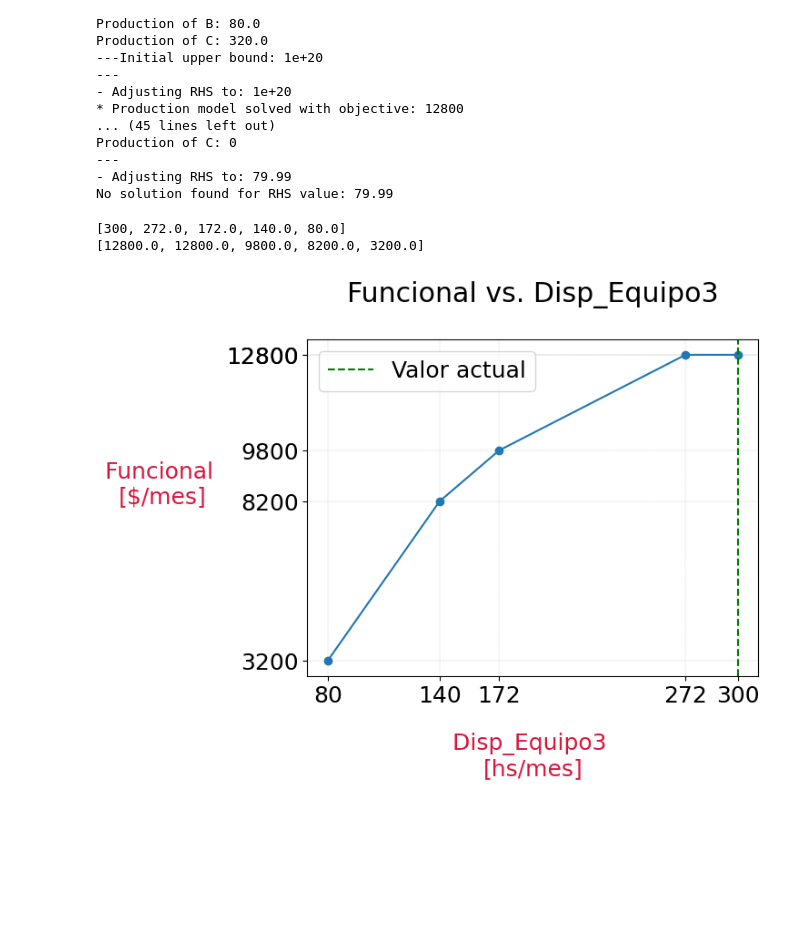
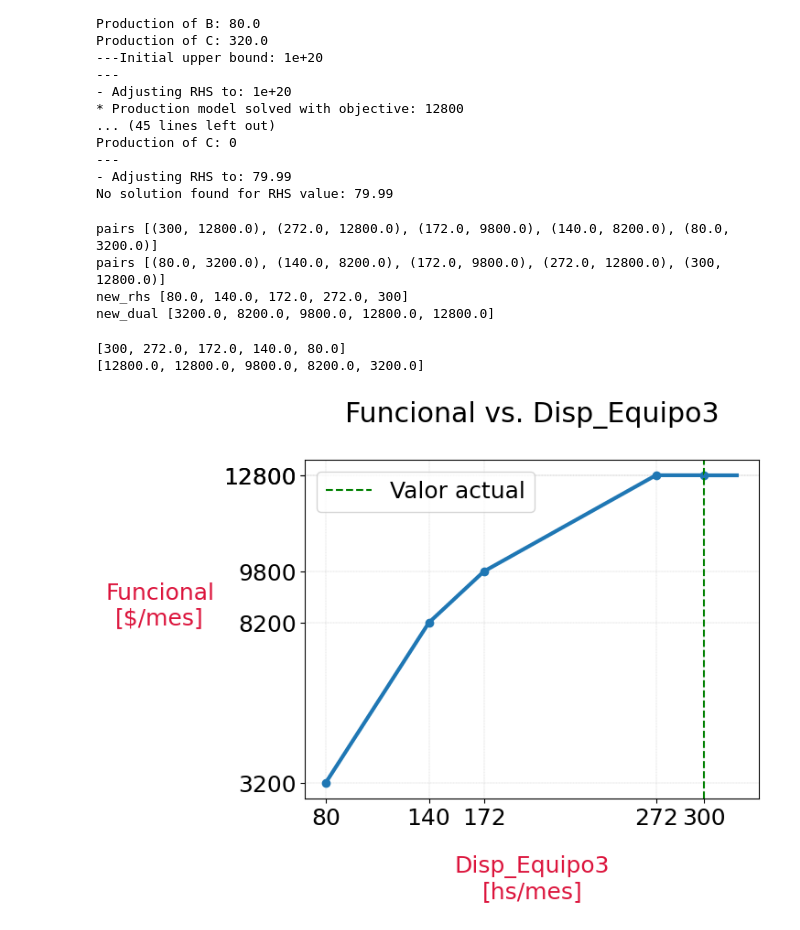
Before and after one commit to SGualdieri/sw-modelos, a Jupyter notebook: src/USING COMMON MODEL Funcional vs disponibilidad Problema5tipo2.ipynb, the cells around one changed output. Drawn from its saved outputs; the diff is of its cells as text; code cells hidden in the pictures; blank space fills up the shorter version.

Commit message:
Mejora4 (extender línea horiz al final) y mej1 para que funcione
(mejora1 es ordenar. En este caso son únicos los 'x' xq se está agregando un solo límite por cada rango, ya que la función es contínua).

```diff
--- a/src/USING COMMON MODEL Funcional vs disponibilidad Problema5tipo2.ipynb
+++ b/src/USING COMMON MODEL Funcional vs disponibilidad Problema5tipo2.ipynb
@@ -183,6 +183,33 @@ Production of C: 0
 ---
 - Adjusting RHS to: 79.99
 No solution found for RHS value: 79.99
+# %%
+### Mejora1
+# Armo pares y los ordeno según 'x'
+pairs = []
+for i in range(len(rhs_values)):
+    pairs.append((rhs_values[i], objective_values[i]))
+
+print("pairs", pairs)
+
+#pairs.sort()
+# Ordeno ascendentemente por la primera componente y Asc por la segunda si hay empates
+pairs.sort(key=lambda x: (x[0], x[1]))
+
+print("pairs", pairs)
+
+# Los vuelvo a separar en listas, para no cambiar la función plot
+new_rhs, new_obj = [], []
+for elem in pairs:
+    new_rhs.append(elem[0])
+    new_obj.append(elem[1])
+print("new_rhs", new_rhs)
+print("new_dual", new_obj)
+# %% [output]
+pairs [(300, 12800.0), (272.0, 12800.0), (172.0, 9800.0), (140.0, 8200.0), (80.0, 3200.0)]
+pairs [(80.0, 3200.0), (140.0, 8200.0), (172.0, 9800.0), (272.0, 12800.0), (300, 12800.0)]
+new_rhs [80.0, 140.0, 172.0, 272.0, 300]
+new_dual [3200.0, 8200.0, 9800.0, 12800.0, 12800.0]
 # %%
 # Plot the chart: objective vs. rhs value
 
@@ -191,25 +218,34 @@ import matplotlib
 
 # Optional: xunit: unit to plot for x-axis
 # Optional: yunit: unit to plot for y-axis
-def plot(xunit, yunit):
+def plot(xunit, yunit, rhs_values, objective_values):
 
     # Set default font size for all text elements
     matplotlib.rcParams.update({'font.size': 18})
 
-    plt.plot(rhs_values, objective_values, marker='o')
-
-    #Print current real value
-    plt.axvline(x=real_rhs_value, color='g', linestyle='--', label='Valor actual')
+    plt.plot(rhs_values, objective_values, marker='o', linewidth=3)
 
     # Set the x-axis and y-axis ticks to the values we are printing
     plt.xticks(rhs_values)
     plt.yticks(objective_values)
 
-    plt.xlabel('{0} \n{1}'.format(constraint_name, xunit), labelpad=20, color='#DC143C')
-    plt.ylabel('Funcional \n{}'.format(yunit), rotation=0, labelpad=50, color='#DC143C')
+    #Print current real value
+    plt.axvline(x=real_rhs_value, color='g', linestyle='--', label='Valor actual')
+
+    plt.xlabel('{0}\n{1}'.format(constraint_name, xunit), labelpad=20, color='#DC143C')
+    plt.ylabel('Funcional\n{}'.format(yunit), rotation=0, labelpad=50, color='#DC143C')
     plt.title('Funcional vs. {}'.format(constraint_name), pad=30)
     plt.legend()
     plt.grid(True, which='both', linestyle='--', linewidth=0.2, color='gray', alpha=0.7)
+
+    # Extender el último rango un poco hacia la derecha
+    x_start = rhs_values[-1] # Punto donde comienza la línea
+    # aux: ^ debería ser max(eso, el_rhs_actual)
+    x_offset = 20
+    y_value = objective_values[-1]
+    plt.hlines(y=y_value, xmin=x_start, xmax=x_start + x_offset, color='C0', linewidth=3) #6)
+
+
     plt.show()
 # %%
 ### AUX
@@ -220,6 +256,6 @@ print(objective_values)
 [12800.0, 12800.0, 9800.0, 8200.0, 3200.0]
 # %%
 # Usage of pLot the chart
-plot("[hs/mes]", "[$/mes]")
+plot("[hs/mes]", "[$/mes]", new_rhs, new_obj)
 # %% [output]
-[figure, old version]
+[figure, new version]
```
